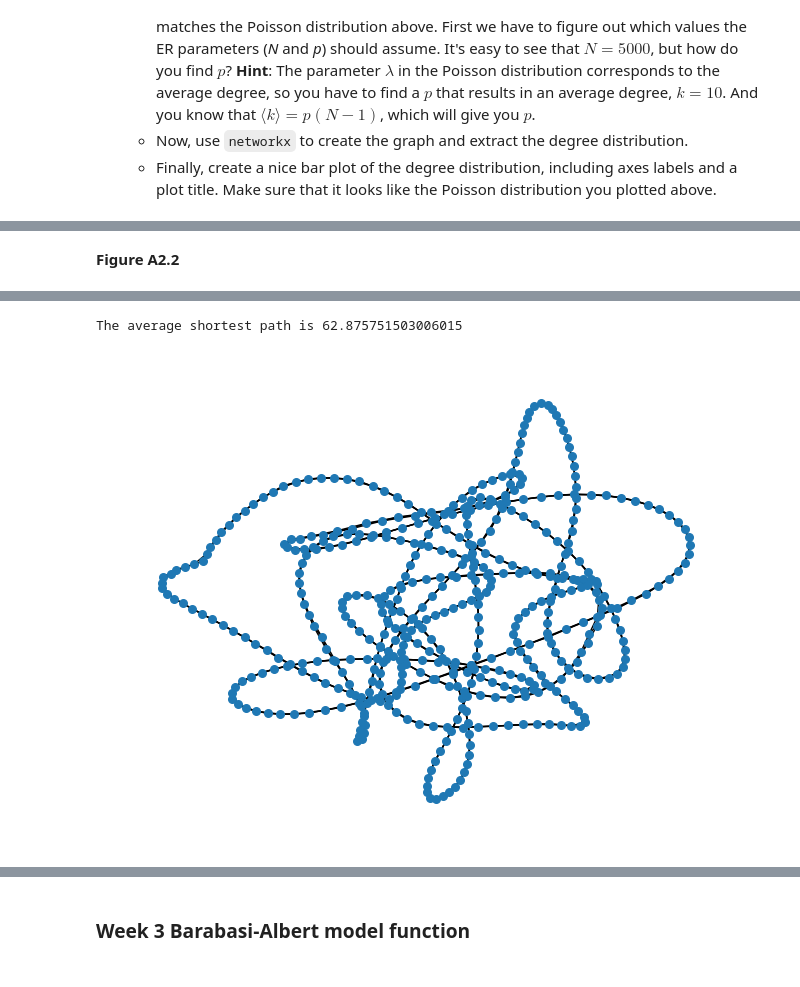
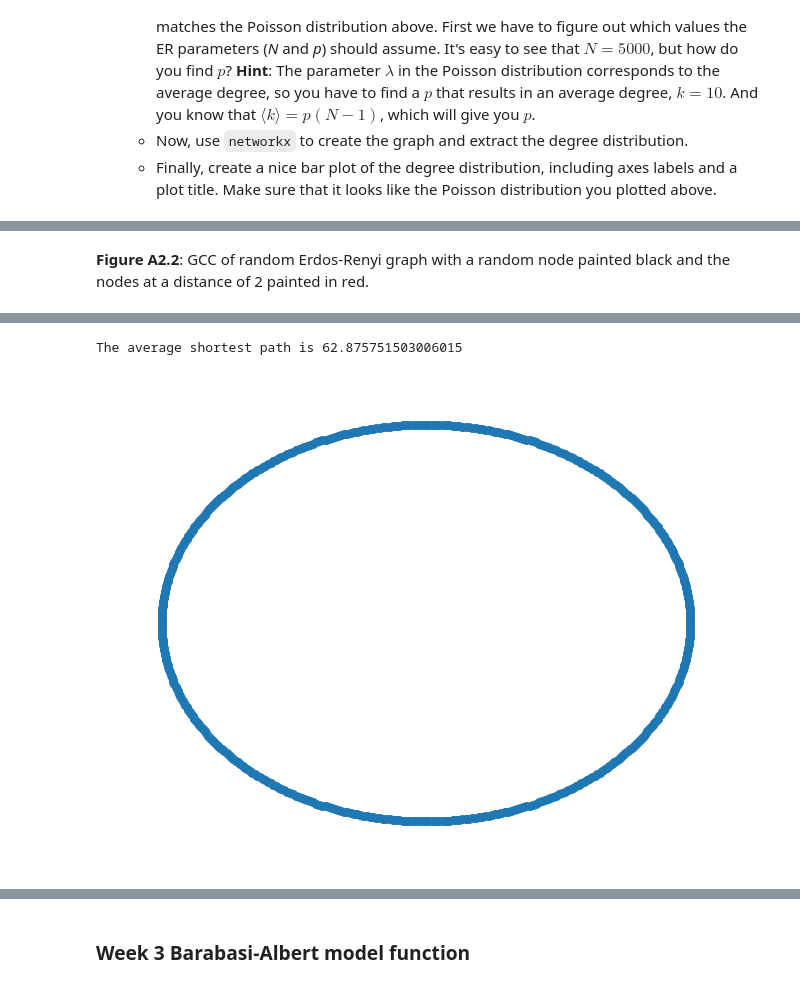
Before and after one commit to Davide011/Social_Graph, a Jupyter notebook: Assignment1_colab.ipynb, the cells around one changed output, grey strips where cells are left out. Cells and saved outputs as stored; diff of their text form; code cells hidden in the pictures.

```diff
--- a/Assignment1_colab.ipynb
+++ b/Assignment1_colab.ipynb
@@ -173,5 +251,5 @@ nx.draw(GCC, node_color=color_map, pos=None, node_size=30)
-# %% [markdown]
-**Figure A2.2**  <br>
+# %% [markdown]
+**Figure A2.2**: GCC of random Erdos-Renyi graph with a random node painted black and the nodes at a distance of 2 painted in red.
 # %% [markdown]
 # Part 3: Watts-Strogatz Networks
 
@@ -182,8 +260,8 @@ nx.draw(GCC, node_color=color_map, pos=None, node_size=30)
 ![Sune's version](https://raw.githubusercontent.com/suneman/socialgraphs2017/master/files/ws.png)
 # %%
 G = nx.watts_strogatz_graph(500, 4, 0)
-nx.draw(G, pos=None, node_size=30)
+nx.draw(G, pos=nx.circular_layout(G), node_size=30)
 print("The average shortest path is " + str(nx.average_shortest_path_length(G)))
 # %% [output]
 The average shortest path is 62.875751503006015
-[figure, old version]
+[figure, new version]
```
Also changed, not shown: parts of 75 cells of this notebook.
